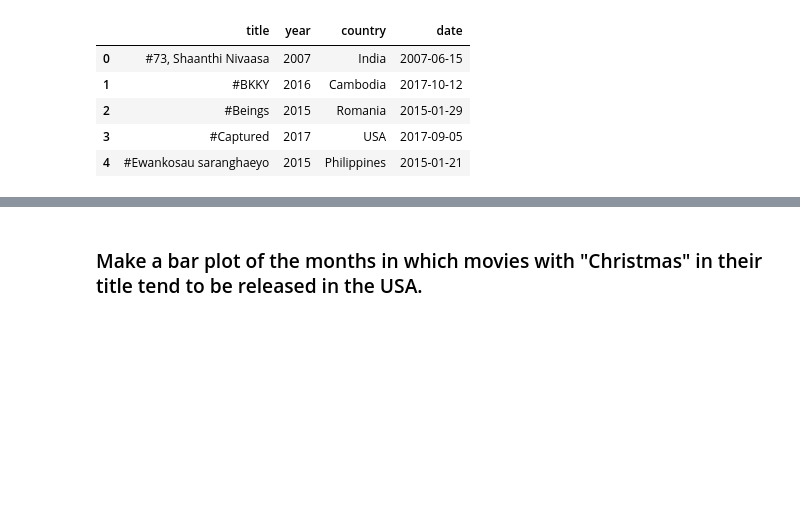
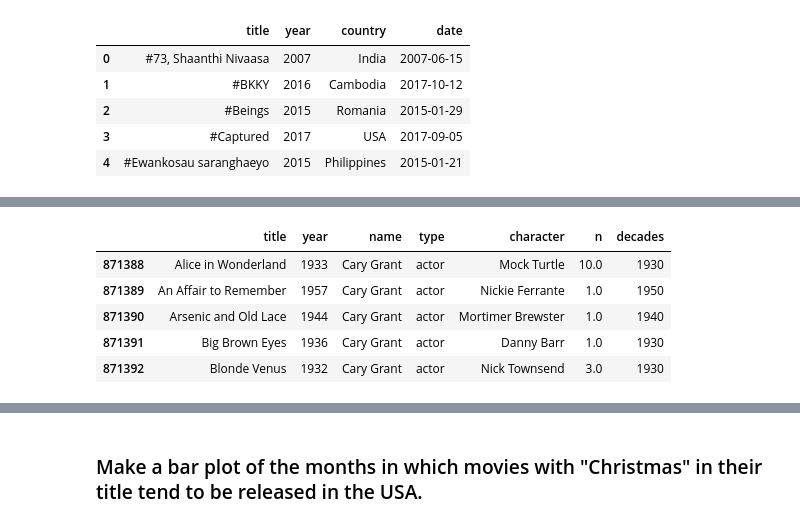
Before and after one commit to tansudasli/analytics-sandbox, a Jupyter notebook: pandas/Exercises-5.ipynb, the cells around one changed output, grey strips where cells are left out. Cells and saved outputs as stored; diff of their text form; code cells hidden in the pictures; blank space fills up the shorter version.

```diff
--- a/pandas/Exercises-5.ipynb
+++ b/pandas/Exercises-5.ipynb
@@ -27,0 +97,13 @@ release_dates.head()
+# %%
+# who is casting w/ Cary Grant , merging w/ same dataset
+cg = cast
+cg = cg[cg.name == 'Cary Grant']
+
+cg.head()
+# %% [output]
+|  | title | year | name | type | character | n | decades |
+| 871388 | Alice in Wonderland | 1933 | Cary Grant | actor | Mock Turtle | 10.0 | 1930 |
+| 871389 | An Affair to Remember | 1957 | Cary Grant | actor | Nickie Ferrante | 1.0 | 1950 |
+| 871390 | Arsenic and Old Lace | 1944 | Cary Grant | actor | Mortimer Brewster | 1.0 | 1940 |
+| 871391 | Big Brown Eyes | 1936 | Cary Grant | actor | Danny Barr | 1.0 | 1930 |
+| 871392 | Blonde Venus | 1932 | Cary Grant | actor | Nick Townsend | 3.0 | 1930 |
```
Also changed, not shown: parts of 6 cells of this notebook.
